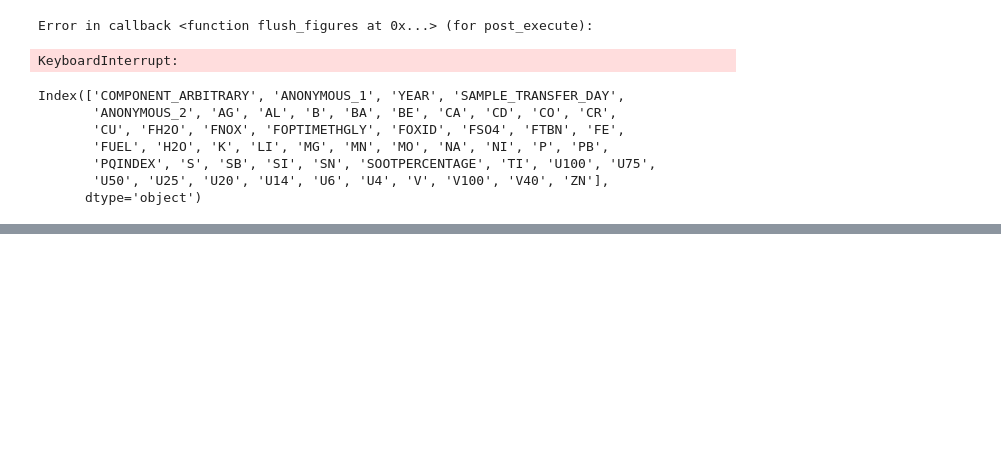
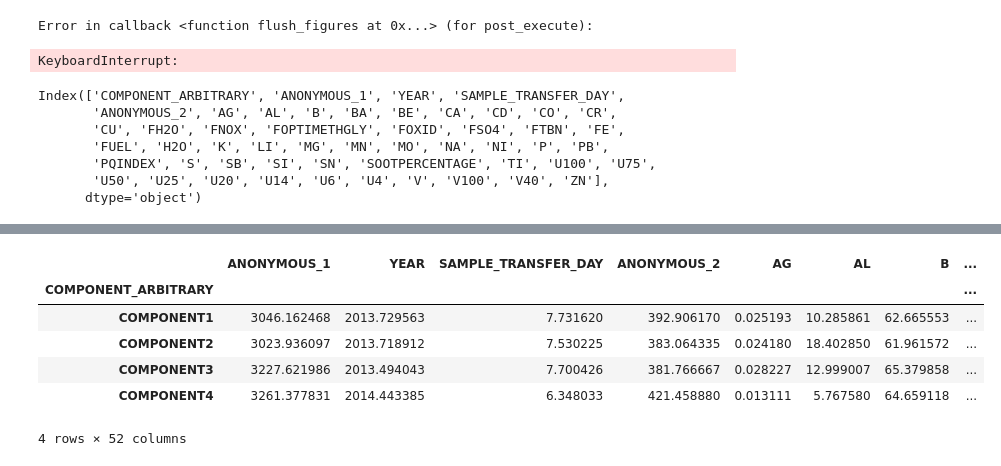
Before and after one commit to whatsasolo/Oil-status-classification-of-construction-machinery, a Jupyter notebook: main.ipynb, the cells around one changed output, grey strips where cells are left out. Drawn from its saved outputs; the diff is of its cells as text; code cells hidden in the pictures; blank space fills up the shorter version.

```diff
--- a/main.ipynb
+++ b/main.ipynb
@@ -130,0 +193,10 @@ for i in range(0,52,4):
+# %%
+train.groupby(by = 'COMPONENT_ARBITRARY').mean()
+# %% [output]
+|  | ANONYMOUS_1 | YEAR | SAMPLE_TRANSFER_DAY | ANONYMOUS_2 | AG | AL | B | ... |
+| COMPONENT_ARBITRARY |  |  |  |  |  |  |  | ... |
+| COMPONENT1 | 3046.162468 | 2013.729563 | 7.731620 | 392.906170 | 0.025193 | 10.285861 | 62.665553 | ... |
+| COMPONENT2 | 3023.936097 | 2013.718912 | 7.530225 | 383.064335 | 0.024180 | 18.402850 | 61.961572 | ... |
+| COMPONENT3 | 3227.621986 | 2013.494043 | 7.700426 | 381.766667 | 0.028227 | 12.999007 | 65.379858 | ... |
+| COMPONENT4 | 3261.377831 | 2014.443385 | 6.348033 | 421.458880 | 0.013111 | 5.767580 | 64.659118 | ... |
+4 rows × 52 columns
```
Also changed, not shown: parts of 7 cells of this notebook, 1 other file.
